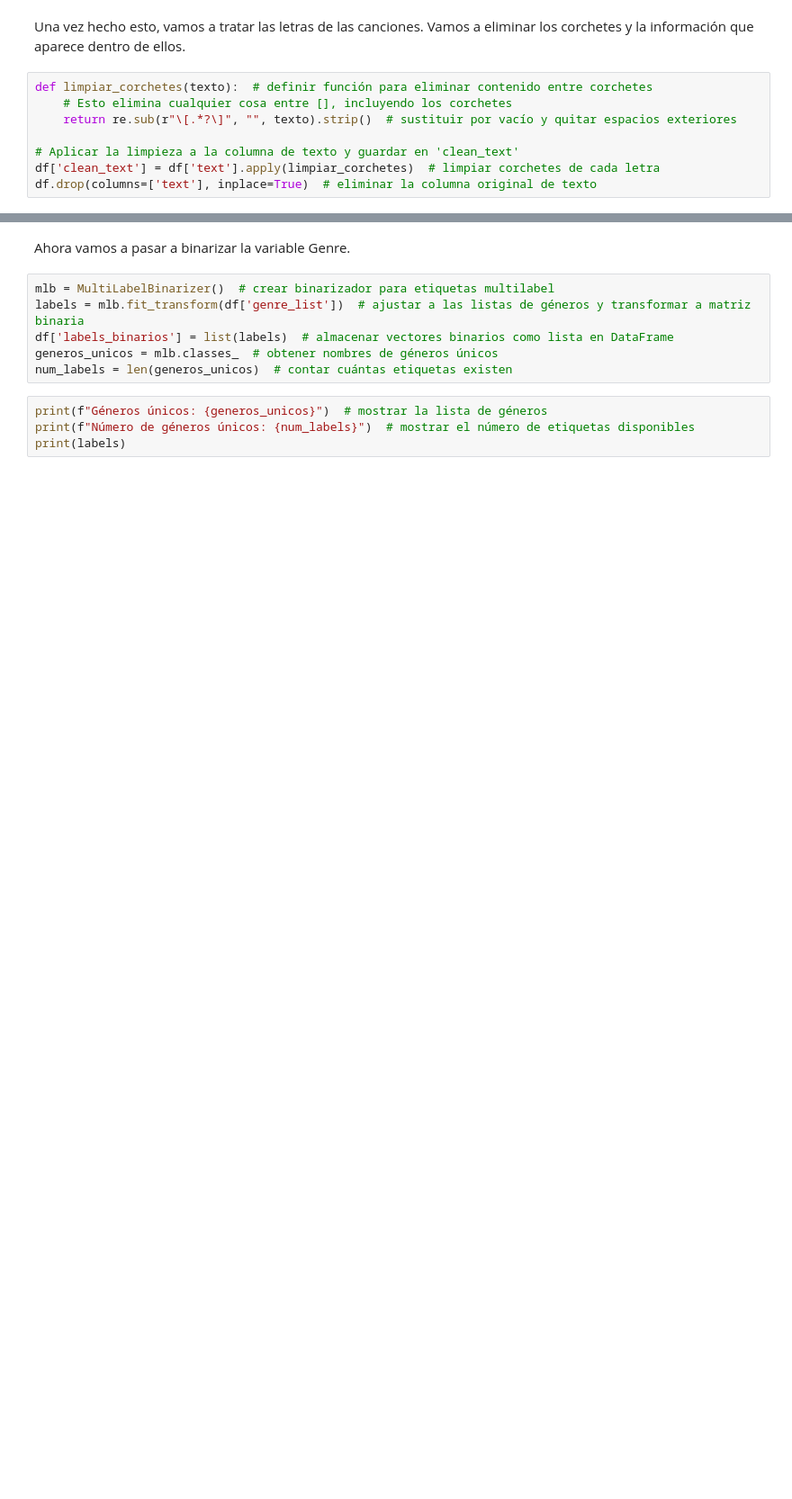
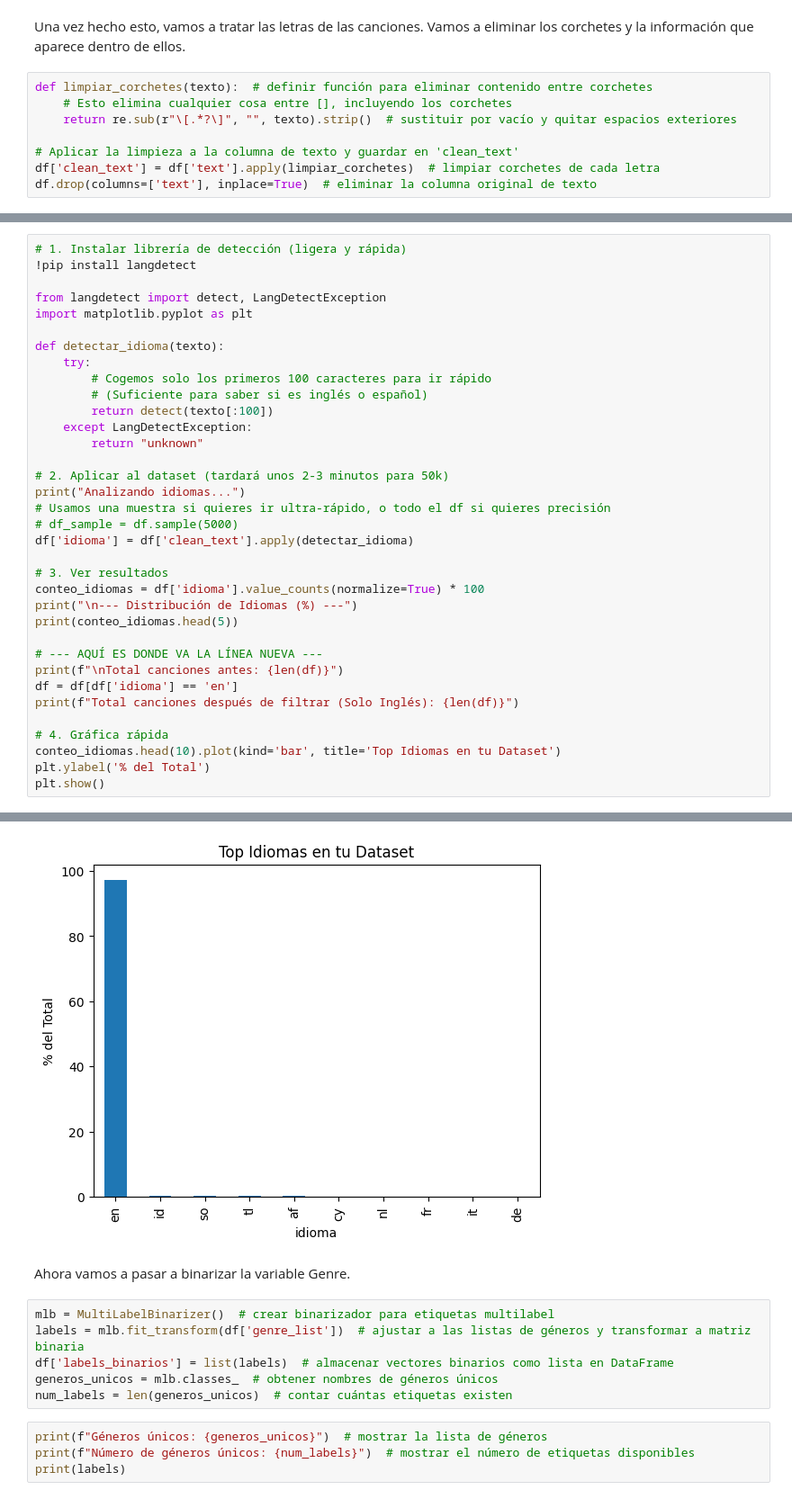
Before and after one commit to Juanpeg1729/genre_classifier, a Jupyter notebook: notebooks/genre_classification_colab.ipynb, the cells around one changed output, grey strips where cells are left out. Shown: that part at 90% size. Cells and saved outputs as stored; diff of their text form; blank space fills up the shorter version.

```diff
--- a/notebooks/genre_classification_colab.ipynb
+++ b/notebooks/genre_classification_colab.ipynb
@@ -53,0 +133,36 @@ df.drop(columns=['text'], inplace=True)  # eliminar la columna original de texto
+# %%
+# 1. Instalar librería de detección (ligera y rápida)
+!pip install langdetect
+
+from langdetect import detect, LangDetectException
+import matplotlib.pyplot as plt
+
+def detectar_idioma(texto):
+    try:
+        # Cogemos solo los primeros 100 caracteres para ir rápido
+        # (Suficiente para saber si es inglés o español)
+        return detect(texto[:100])
+    except LangDetectException:
+        return "unknown"
+
+# 2. Aplicar al dataset (tardará unos 2-3 minutos para 50k)
+print("Analizando idiomas...")
+# Usamos una muestra si quieres ir ultra-rápido, o todo el df si quieres precisión
+# df_sample = df.sample(5000)
+df['idioma'] = df['clean_text'].apply(detectar_idioma)
+
+# 3. Ver resultados
+conteo_idiomas = df['idioma'].value_counts(normalize=True) * 100
+print("\n--- Distribución de Idiomas (%) ---")
+print(conteo_idiomas.head(5))
+
+# --- AQUÍ ES DONDE VA LA LÍNEA NUEVA ---
+print(f"\nTotal canciones antes: {len(df)}")
+df = df[df['idioma'] == 'en']
+print(f"Total canciones después de filtrar (Solo Inglés): {len(df)}")
+
+# 4. Gráfica rápida
+conteo_idiomas.head(10).plot(kind='bar', title='Top Idiomas en tu Dataset')
+plt.ylabel('% del Total')
+plt.show()
+# %% [output]
@@ -54,3 +184,4 @@ df.drop(columns=['text'], inplace=True)  # eliminar la columna original de texto
+[figure, added]
 # %% [markdown]
 Ahora vamos a pasar a binarizar la variable Genre.
 # %%
```
Also changed, not shown: parts of 12 cells of this notebook, 6 other files.
